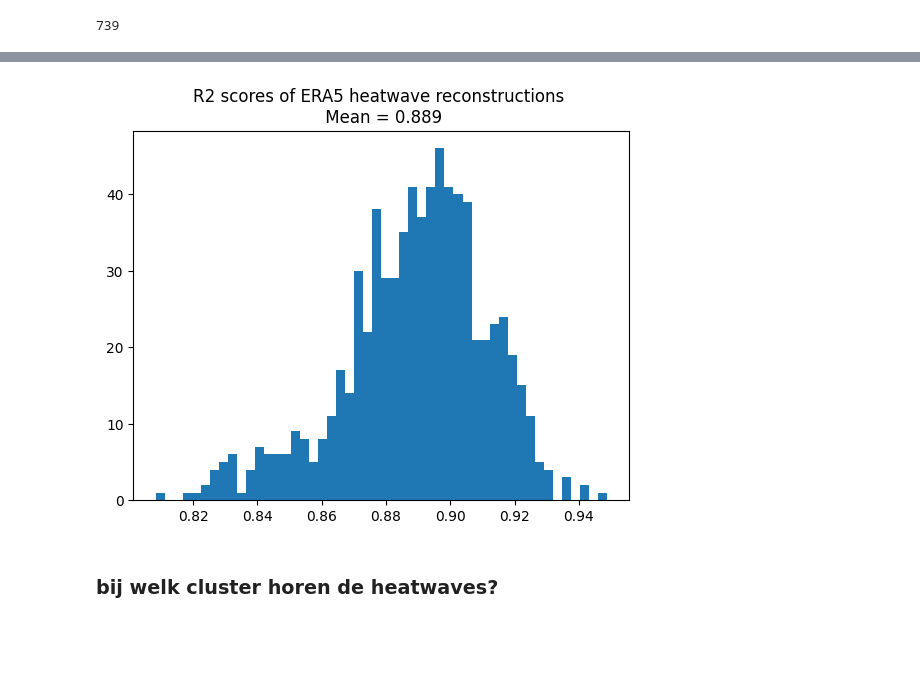
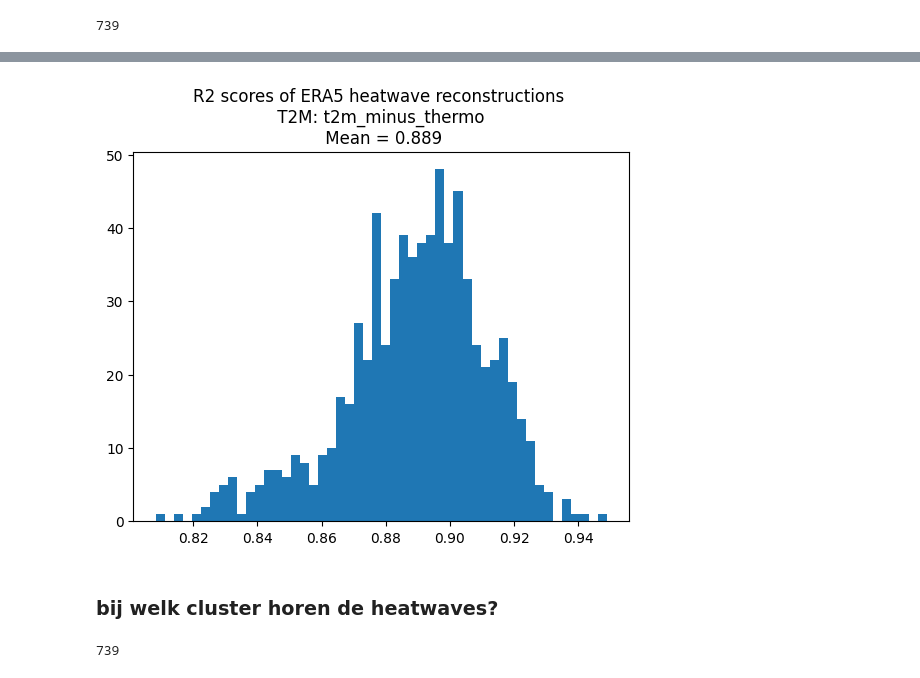
Before and after one commit to tamarahappe/HeaT, a Jupyter notebook: Notebooks/VAE_heatwave_reconstruction_ERA5.ipynb, the cells around one changed output, grey strips where cells are left out. Cells and saved outputs as stored; diff of their text form; code cells hidden in the pictures; blank space fills up the shorter version.

Commit message:
redid R2 and validation, and cluster counting on new tf_record data

```diff
--- a/Notebooks/VAE_heatwave_reconstruction_ERA5.ipynb
+++ b/Notebooks/VAE_heatwave_reconstruction_ERA5.ipynb
@@ -309,10 +309,10 @@ np.mean(r2_era5)
 # %%
 
 plt.hist(r2_era5, bins=50)
-plt.title(f"R2 scores of ERA5 heatwave reconstructions \n Mean = {round(np.mean(r2_era5), 3)}")
+plt.title(f"R2 scores of ERA5 heatwave reconstructions \n T2M: {t2m_name} \n Mean = {round(np.mean(r2_era5), 3)}")
 plt.show()
 # %% [output]
-[figure, old version]
+[figure, new version]
 # %% [markdown]
 ### bij welk cluster horen de heatwaves?
 # %%
@@ -341,6 +341,18 @@ def get_heatwave_means(model_file, L, data_parsed):
 heatwave_means = get_heatwave_means(VAE_model[1], VAE_model[0], data_parsed)
 # %%
 ## save the means to csv
+
+o = np.ones((VAE_model[0])) #shape of dimensions
+nested_lists = [o]
+for i in range(len(heatwave_means)):
+    nested_lists.append(list(heatwave_means[i]))
+
+import csv
+with open(f'{data_path}/ERA5_{t2m_name}_encoded_heatwaves_L{VAE_model[0]}.csv', 'w', newline='') as f:
+    writer = csv.writer(f)
+    writer.writerows(nested_lists)
+# %% [output]
+739
 # %%
 ## encode the heatwaves
 
```
Also changed, not shown: parts of 13 cells of this notebook.
